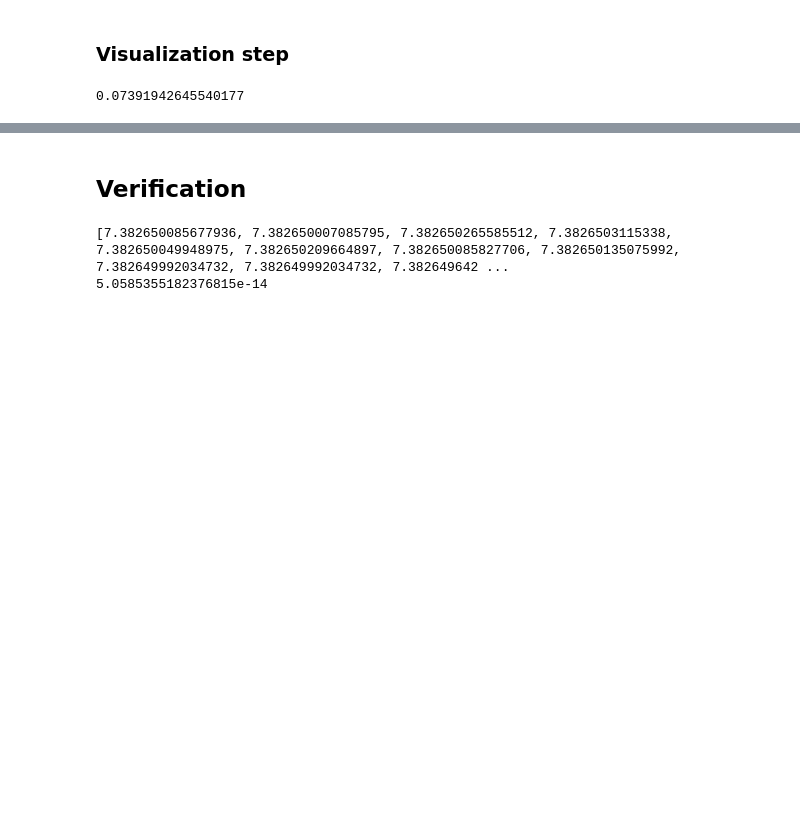
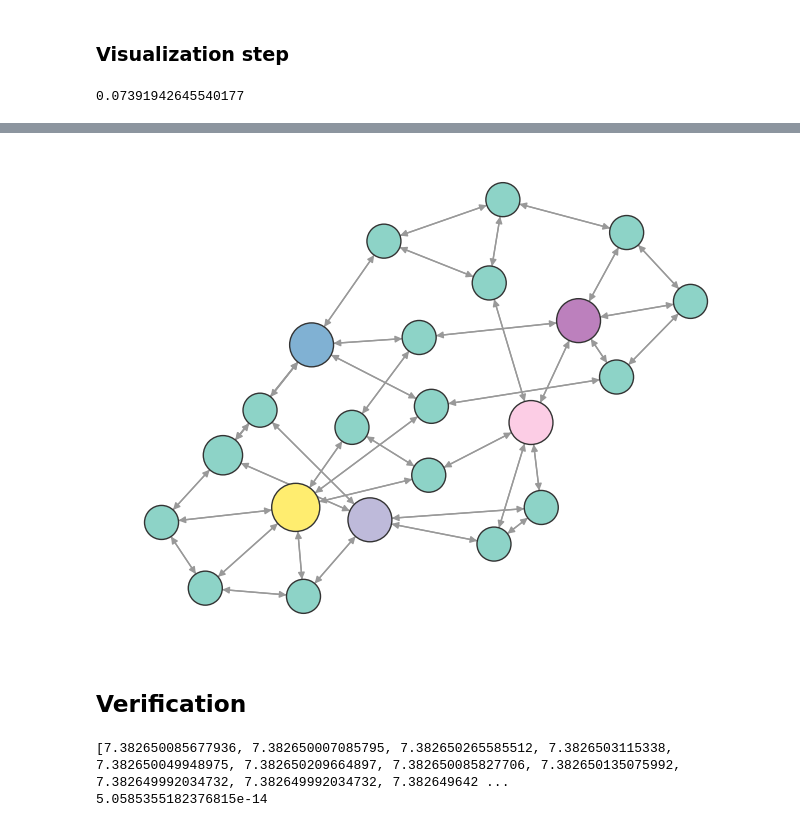
Before and after one commit to erin-silver/stat395-ps4, a Jupyter notebook: ps4_1.ipynb, the cells around one changed output, grey strips where cells are left out. Drawn from its saved outputs; the diff is of its cells as text; code cells hidden in the pictures; blank space fills up the shorter version.

```diff
--- a/ps4_1.ipynb
+++ b/ps4_1.ipynb
@@ -118,3 +142,7 @@ print(df)
+# %%
+draw_ranks(G, top_pr)
+# %% [output]
+[figure, added]
 # %% [markdown]
 ## Verification
 # %%
```
Also changed, not shown: parts of 15 cells of this notebook.
